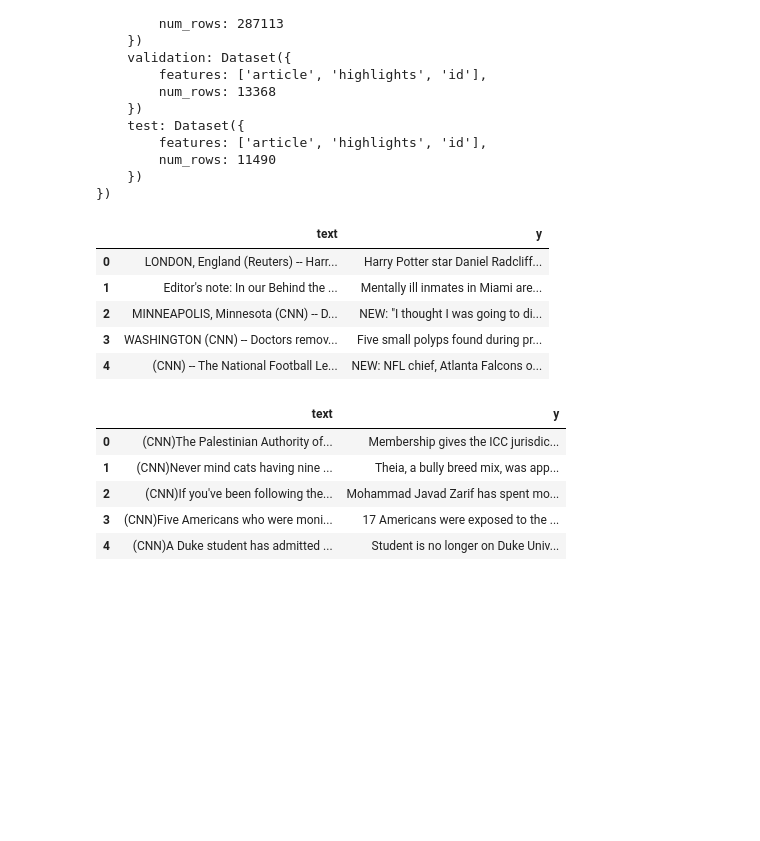
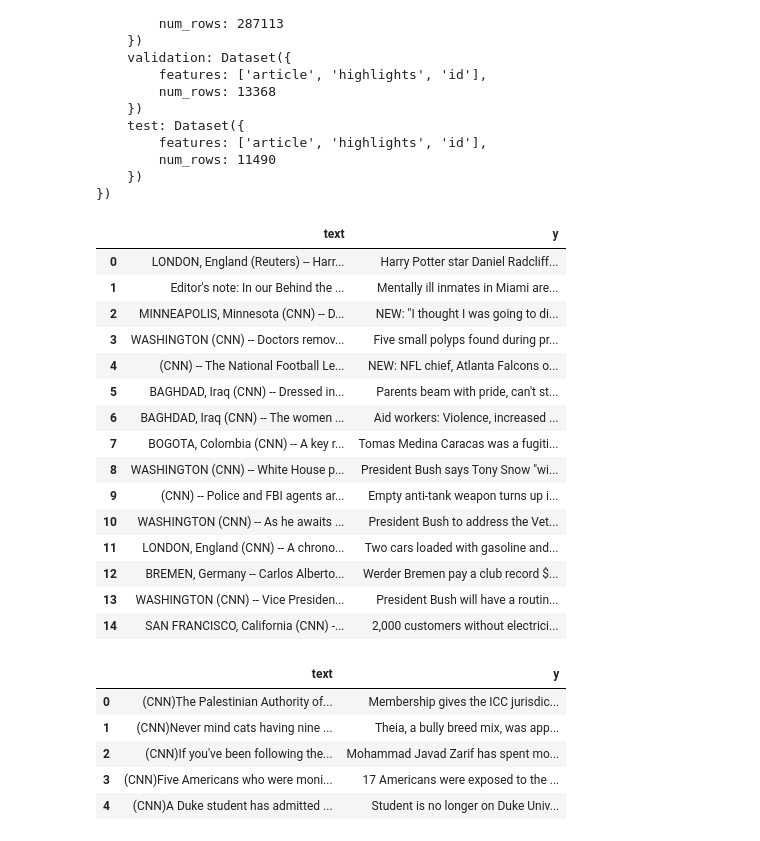
Before and after one commit to jma375/NLP-Text-Summarization, a Jupyter notebook: NLP-Text-Summarization.ipynb, the cells around one changed output. Saved outputs shown, nothing was run; the diff lists cells and outputs as text; code cells hidden in the pictures; blank space fills up the shorter version.

```diff
--- a/NLP-Text-Summarization.ipynb
+++ b/NLP-Text-Summarization.ipynb
@@ -37,16 +38,26 @@ DatasetDict({
 # %%
 #Read in Training
 lst_dics = [dic for dic in dataset["train"]]
 train = pd.DataFrame(lst_dics).rename(columns={"article":"text",
       "highlights":"y"})[["text","y"]]
-train.head()
+train.head(15)
 # %% [output]
 |  | text | y |
 | 0 | LONDON, England (Reuters) -- Harr... | Harry Potter star Daniel Radcliff... |
 | 1 | Editor's note: In our Behind the ... | Mentally ill inmates in Miami are... |
 | 2 | MINNEAPOLIS, Minnesota (CNN) -- D... | NEW: "I thought I was going to di... |
 | 3 | WASHINGTON (CNN) -- Doctors remov... | Five small polyps found during pr... |
 | 4 | (CNN) -- The National Football Le... | NEW: NFL chief, Atlanta Falcons o... |
+| 5 | BAGHDAD, Iraq (CNN) -- Dressed in... | Parents beam with pride, can't st... |
+| 6 | BAGHDAD, Iraq (CNN) -- The women ... | Aid workers: Violence, increased ... |
+| 7 | BOGOTA, Colombia (CNN) -- A key r... | Tomas Medina Caracas was a fugiti... |
+| 8 | WASHINGTON (CNN) -- White House p... | President Bush says Tony Snow "wi... |
+| 9 | (CNN) -- Police and FBI agents ar... | Empty anti-tank weapon turns up i... |
+| 10 | WASHINGTON (CNN) -- As he awaits ... | President Bush to address the Vet... |
+| 11 | LONDON, England (CNN) -- A chrono... | Two cars loaded with gasoline and... |
+| 12 | BREMEN, Germany -- Carlos Alberto... | Werder Bremen pay a club record $... |
+| 13 | WASHINGTON (CNN) -- Vice Presiden... | President Bush will have a routin... |
+| 14 | SAN FRANCISCO, California (CNN) -... | 2,000 customers without electrici... |
 # %%
 #Read in testing
 lst_dics = [dic for dic in dataset["test"]]
```
Also changed, not shown: parts of 14 cells of this notebook.
